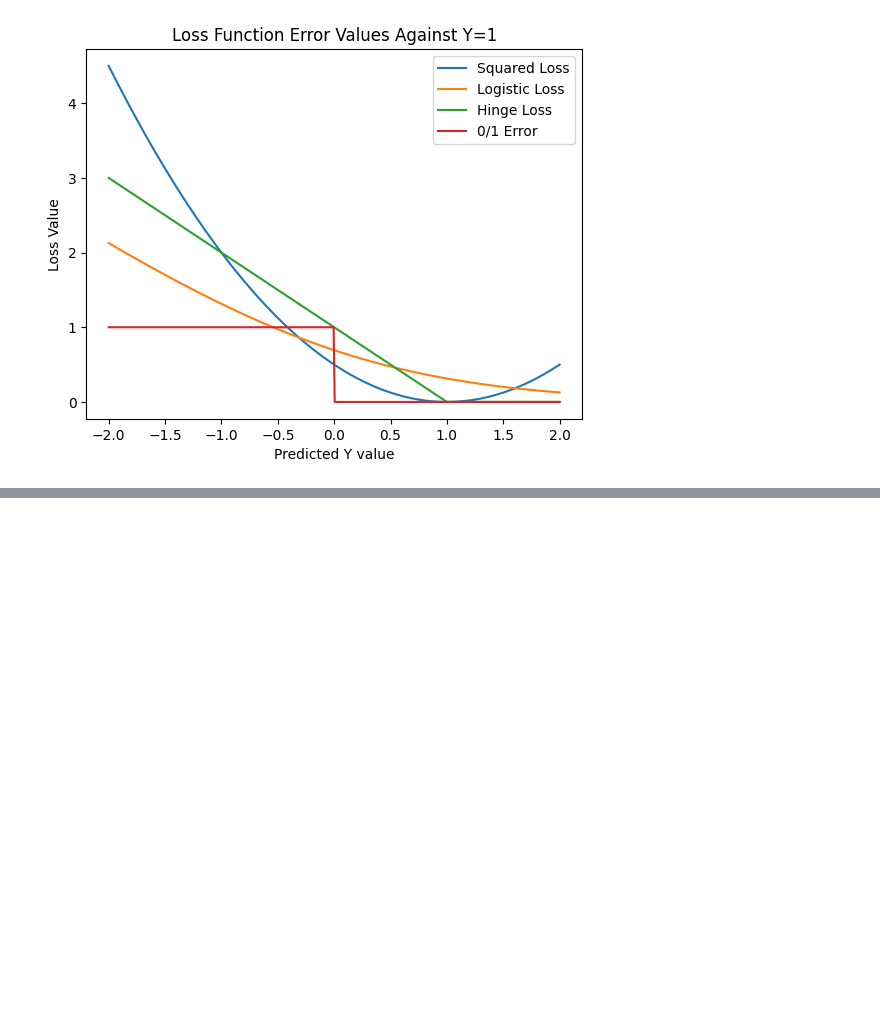
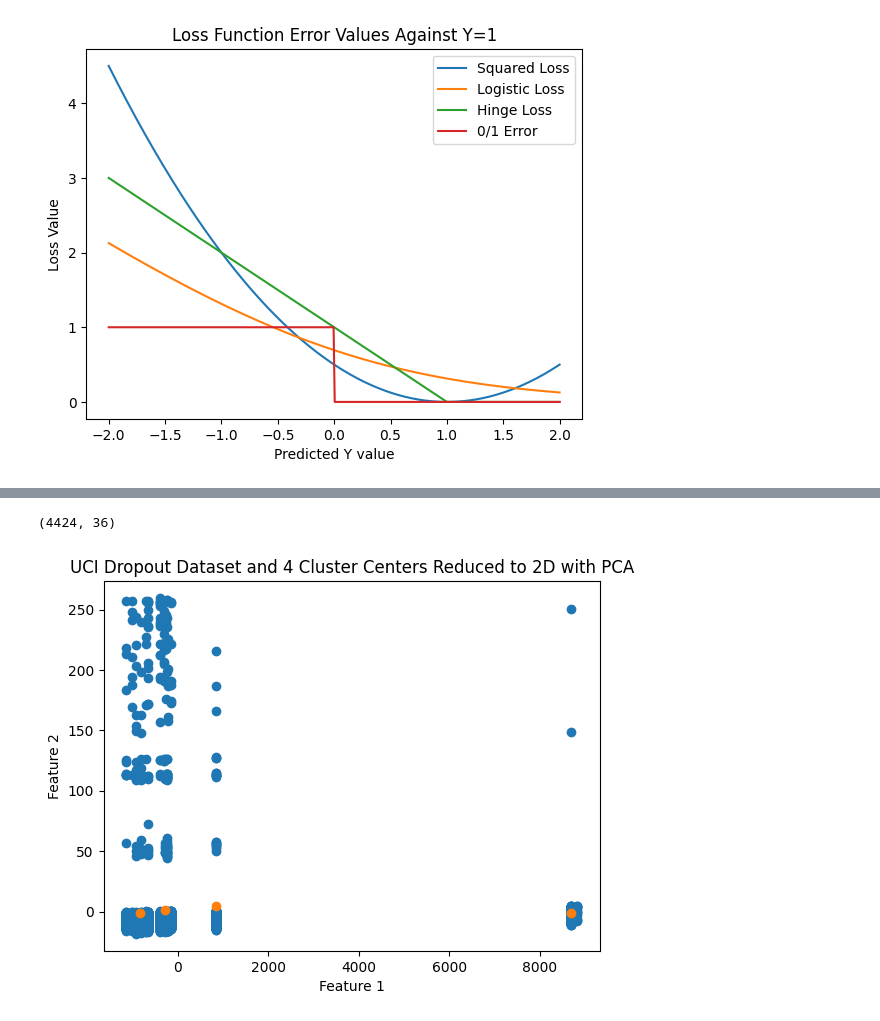
Before and after one commit to NickyDCFP/Loss-Function-Comparison, a Jupyter notebook: visualization.ipynb, the cells around one changed output, grey strips where cells are left out. Cells and saved outputs as stored; diff of their text form; code cells hidden in the pictures; blank space fills up the shorter version.

```diff
--- a/visualization.ipynb
+++ b/visualization.ipynb
@@ -25,3 +29,7 @@ plt.ylabel("Loss Value")
 plt.show()
 # %% [output]
 [figure]
+# %%
+# 3 Classes
+df: pd.DataFrame = pd.read_csv("dataset/data.csv", sep=";").drop(columns="Target")
+df.head()
@@ -27,0 +44,12 @@ plt.show()
+# %%
+X: np.ndarray = df.to_numpy()
+X.shape
+# %% [output]
+(4424, 36)
+# %%
+kmeans: KMeans = KMeans(n_clusters=4, n_init="auto", random_state=0).fit(X)
+cluster_centers: np.ndarray = kmeans.cluster_centers_
+# %%
+pca: PCA = PCA(n_components=2).fit(X)
+X_PCA: np.ndarray = pca.transform(X)
+cluster_centers_PCA: np.ndarray = pca.transform(cluster_centers)
@@ -27,0 +60,9 @@ plt.show()
+# %%
+plt.scatter(X_PCA[:, 0], X_PCA[:, 1], label="Dataset")
+plt.scatter(cluster_centers_PCA[:, 0], cluster_centers_PCA[:, 1], label="Cluster Centers")
+plt.xlabel("Feature 1")
+plt.ylabel("Feature 2")
+plt.title("UCI Dropout Dataset and 4 Cluster Centers Reduced to 2D with PCA")
+plt.show()
+# %% [output]
+[figure, added]
```
Also changed, not shown: parts of 20 cells of this notebook, 2 other files.
